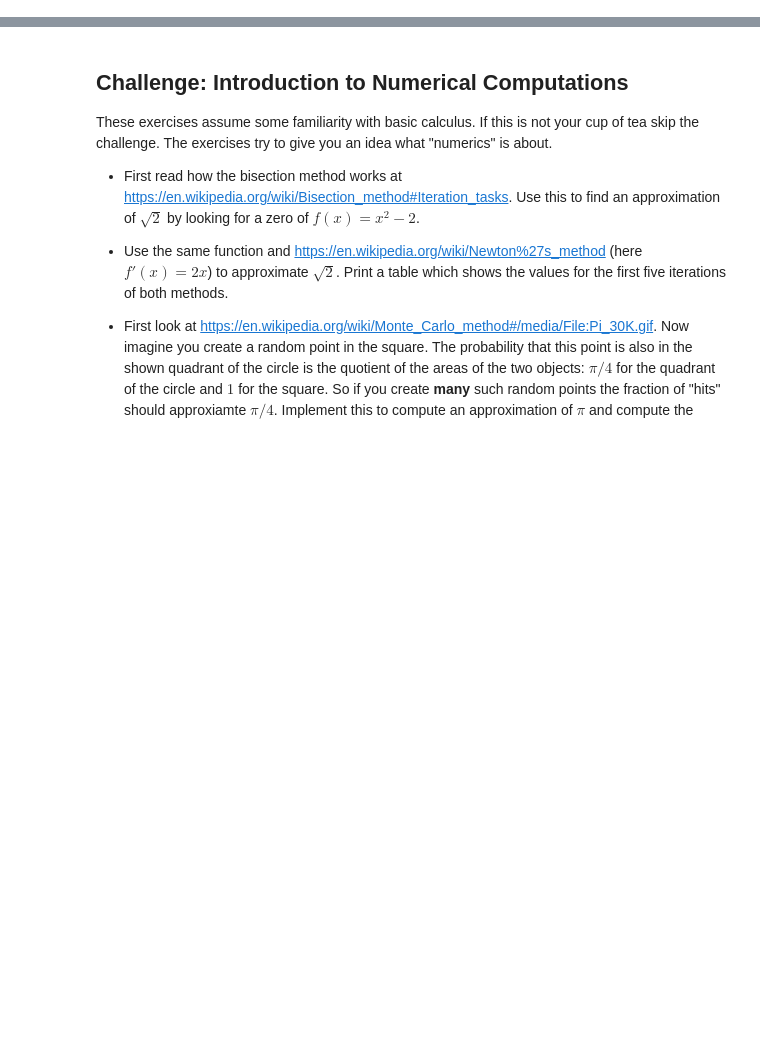
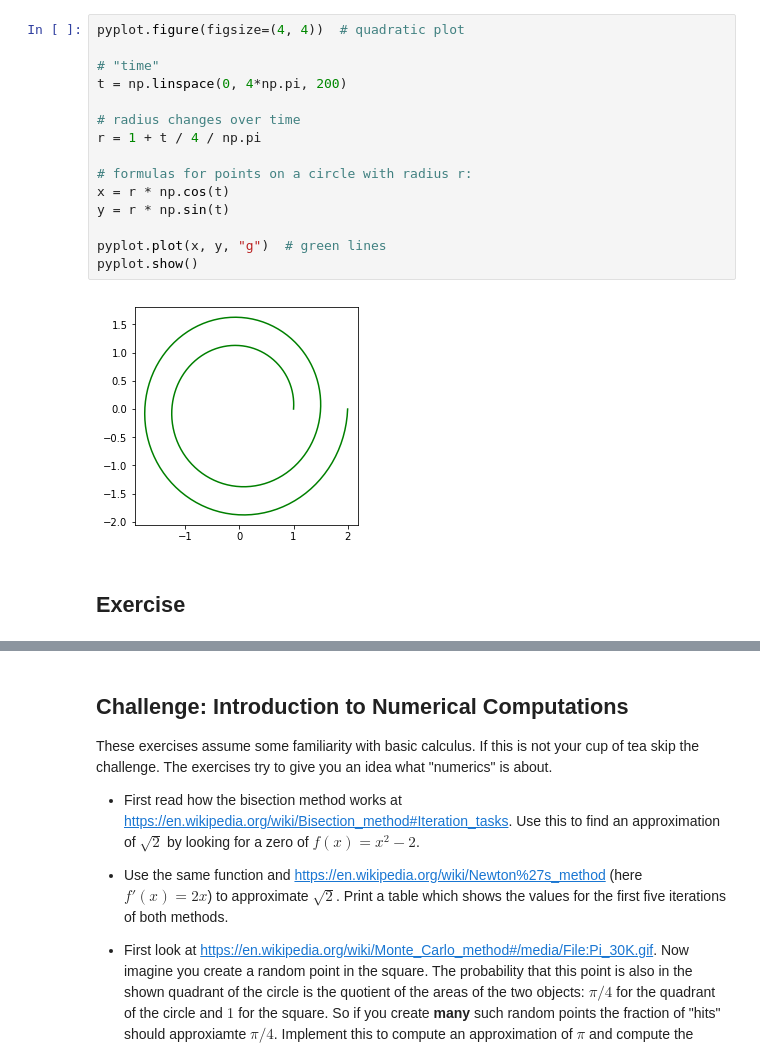
Before and after one commit to uweschmitt/python-challenges, a Jupyter notebook: challenges.ipynb, the cells around one changed output, grey strips where cells are left out. Cells and saved outputs as stored; diff of their text form; blank space fills up the shorter version.

```diff
--- a/challenges.ipynb
+++ b/challenges.ipynb
@@ -60 +112,20 @@ Lookup the `glob` Python module and extend your solution to iterate over all `cs
+# %%
+pyplot.figure(figsize=(4, 4))  # quadratic plot
+
+# "time"
+t = np.linspace(0, 4*np.pi, 200)
+
+# radius changes over time
+r = 1 + t / 4 / np.pi
+
+# formulas for points on a circle with radius r:
+x = r * np.cos(t)
+y = r * np.sin(t)
+
+pyplot.plot(x, y, "g")  # green lines
+pyplot.show()
+# %% [output]
+[figure, added]
+# %% [markdown]
+## Exercise
 # %% [markdown]
```
Also changed, not shown: parts of 49 cells of this notebook, 1 other file.
